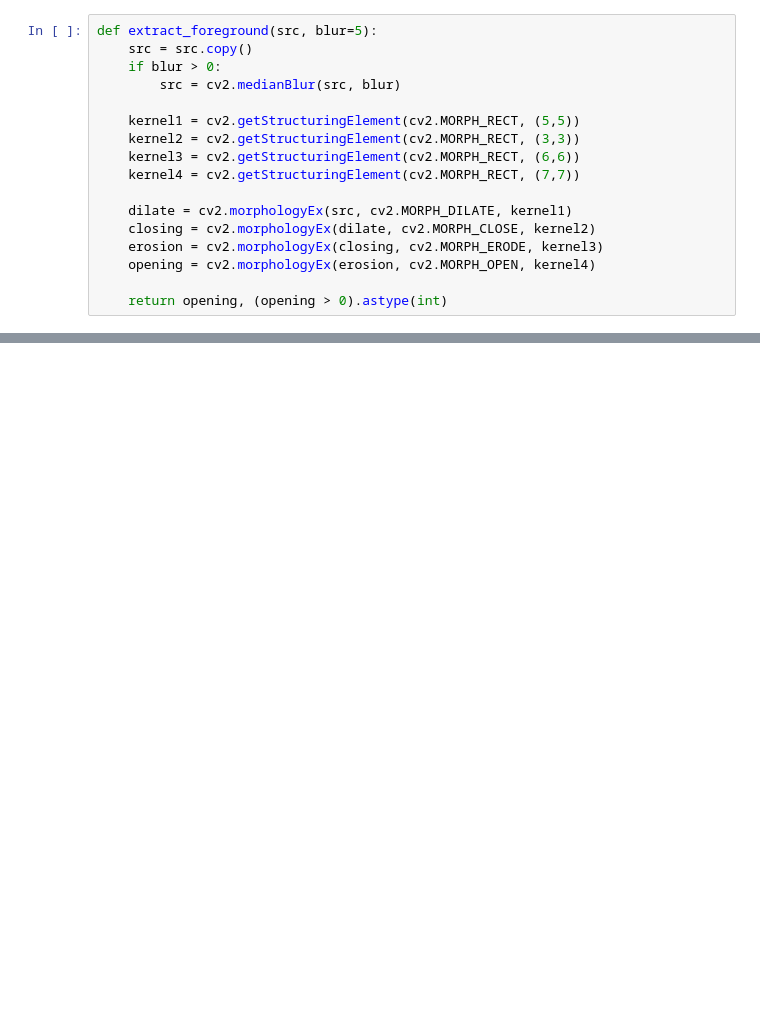
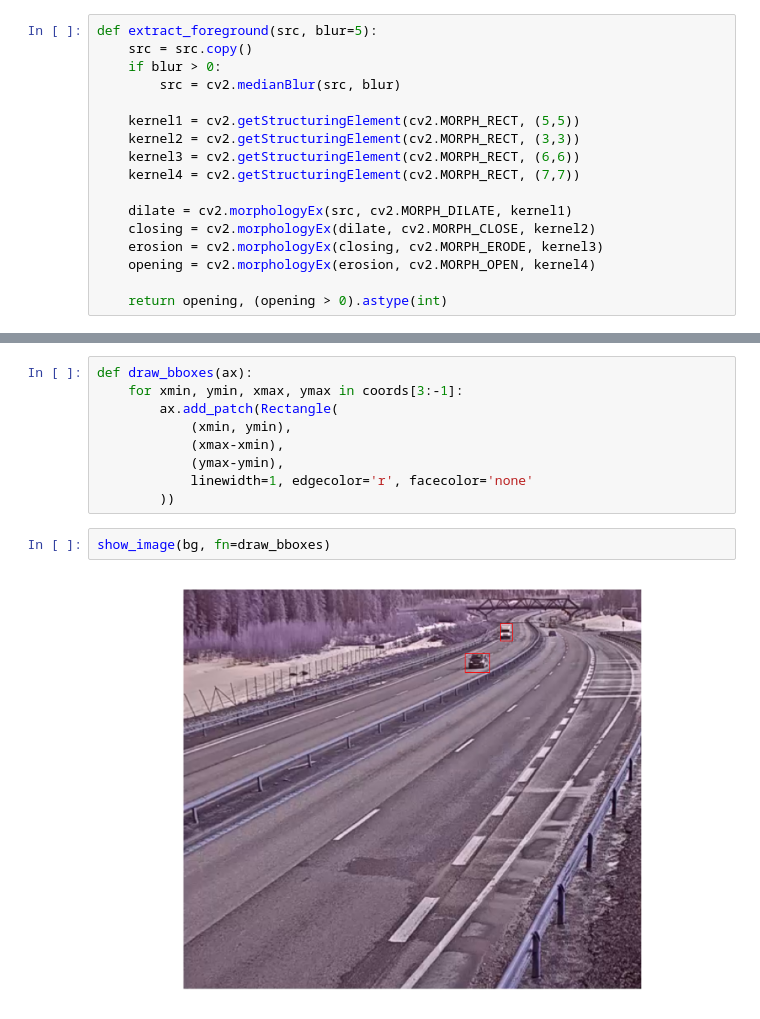
Before and after one commit to BerntA/CVEET, a Jupyter notebook: src/object-detection-bgsub.ipynb, the cells around one changed output, grey strips where cells are left out. Drawn from its saved outputs; the diff is of its cells as text; blank space fills up the shorter version.

```diff
--- a/src/object-detection-bgsub.ipynb
+++ b/src/object-detection-bgsub.ipynb
@@ -109,0 +123,13 @@ for obj in cnt:
+# %%
+def draw_bboxes(ax):
+    for xmin, ymin, xmax, ymax in coords[3:-1]:
+        ax.add_patch(Rectangle(
+            (xmin, ymin),
+            (xmax-xmin),
+            (ymax-ymin),
+            linewidth=1, edgecolor='r', facecolor='none'
+        ))
+# %%
+show_image(bg, fn=draw_bboxes)
+# %% [output]
+[figure, added]
```
Also changed, not shown: parts of 7 cells of this notebook, 3 other files.
